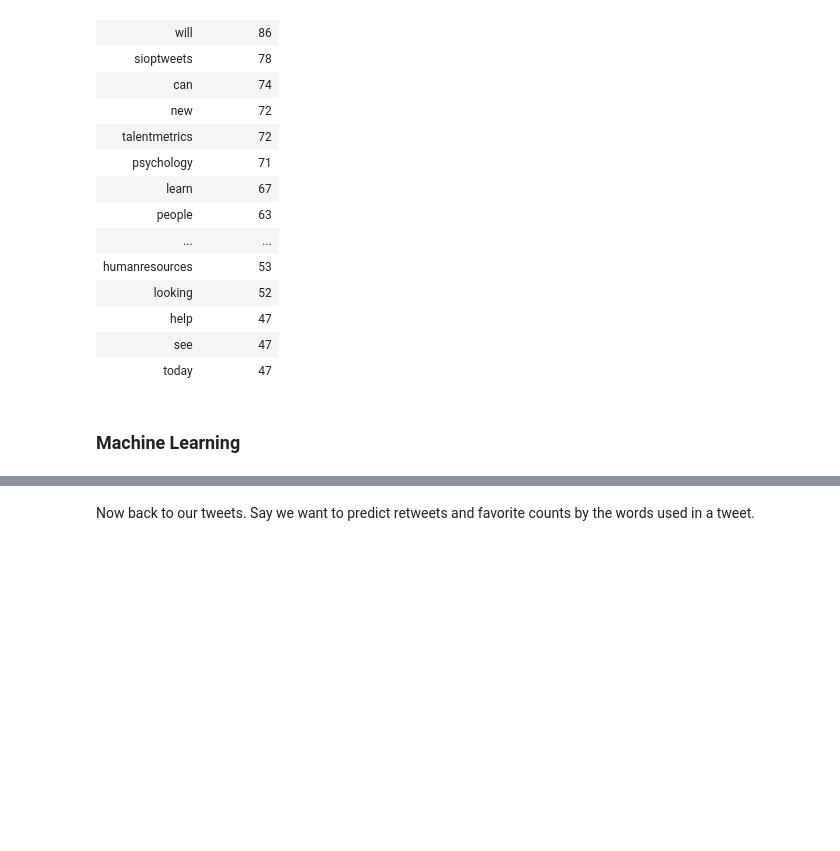
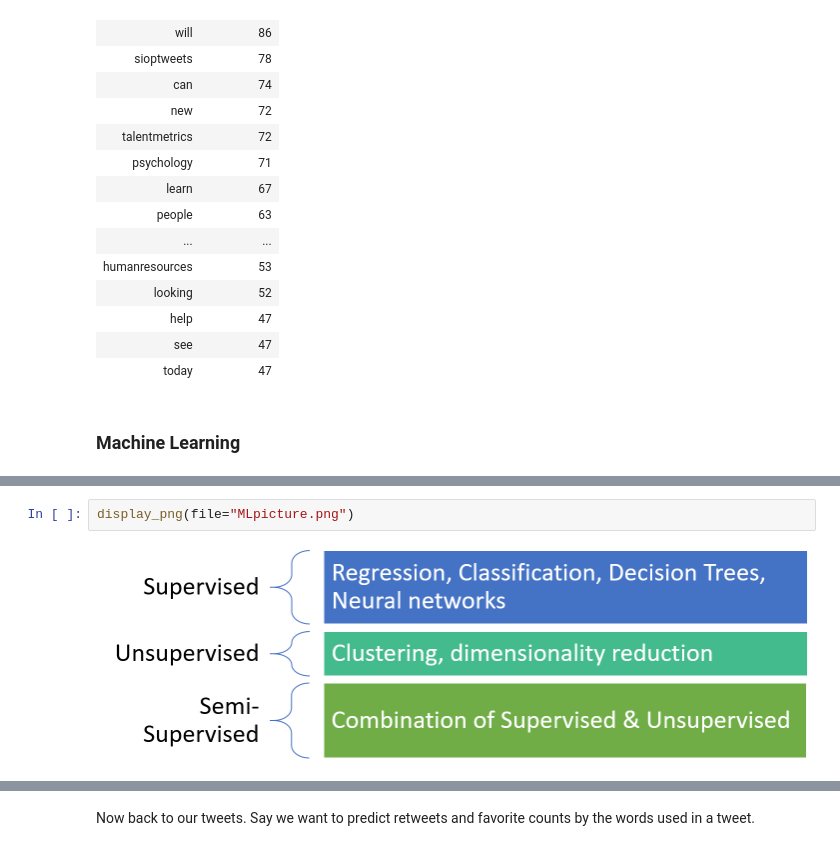
Before and after one commit to TNT-Lab/SIOP-2019-IO-Data-Science-Master-Tutorial, a Jupyter notebook: twittersentimentanalysis.ipynb, the cells around one changed output, grey strips where cells are left out. Cells and saved outputs as stored; diff of their text form; blank space fills up the shorter version.

```diff
--- a/twittersentimentanalysis.ipynb
+++ b/twittersentimentanalysis.ipynb
@@ -314,0 +301,4 @@ Putka, D. J., Beatty, A. S., & Reeder, M. C. (2018). Modern prediction methods:
+# %%
+display_png(file="MLpicture.png")
+# %% [output]
+[figure, added]
```
Also changed, not shown: parts of 11 cells of this notebook.
